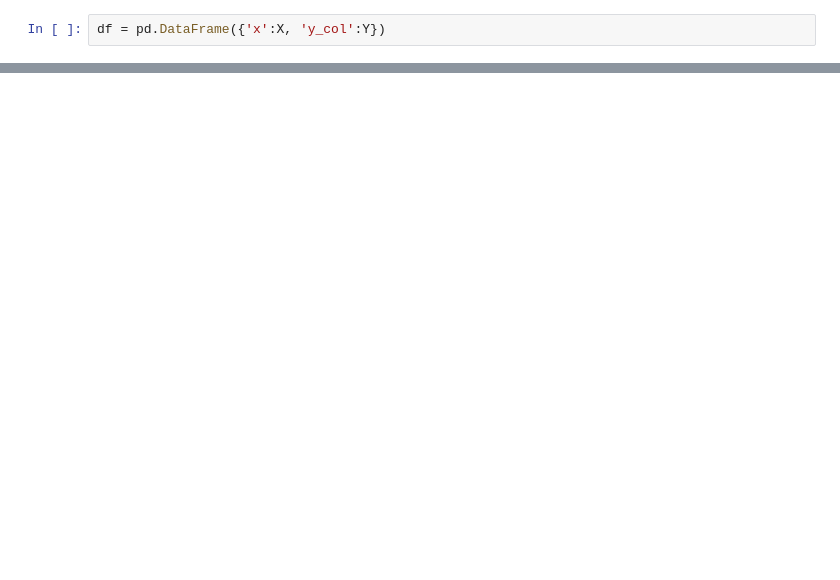
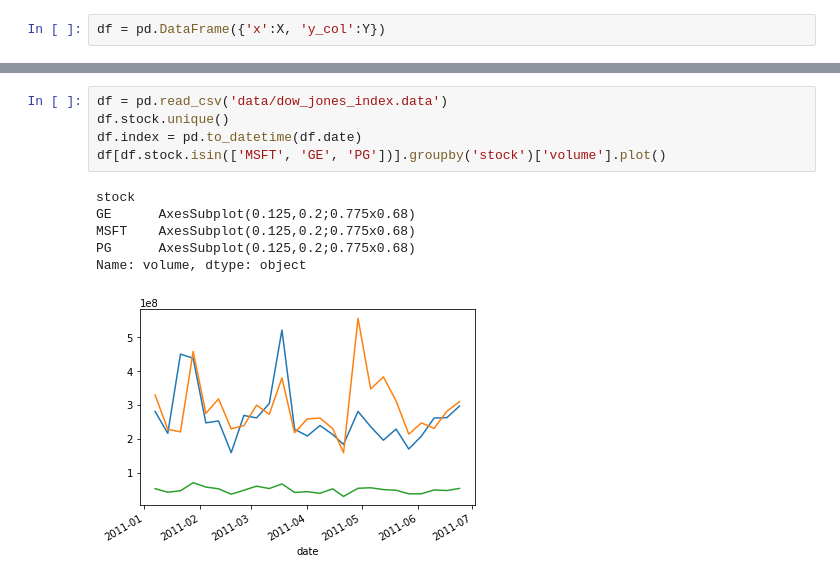
Before and after one commit to TrainingByPackt/Big-Data-Analysis-with-Python, a Jupyter notebook: Lesson02/Line.ipynb, the cells around one changed output, grey strips where cells are left out. Drawn from its saved outputs; the diff is of its cells as text; blank space fills up the shorter version.

```diff
--- a/Lesson02/Line.ipynb
+++ b/Lesson02/Line.ipynb
@@ -40,0 +45,12 @@ Type:      function
+# %%
+df = pd.read_csv('data/dow_jones_index.data')
+df.stock.unique()
+df.index = pd.to_datetime(df.date)
+df[df.stock.isin(['MSFT', 'GE', 'PG'])].groupby('stock')['volume'].plot()
+# %% [output]
+stock
+GE      AxesSubplot(0.125,0.2;0.775x0.68)
+MSFT    AxesSubplot(0.125,0.2;0.775x0.68)
+PG      AxesSubplot(0.125,0.2;0.775x0.68)
+Name: volume, dtype: object
+[figure, added]
```
Also changed, not shown: parts of 10 cells of this notebook, 8 other files.
